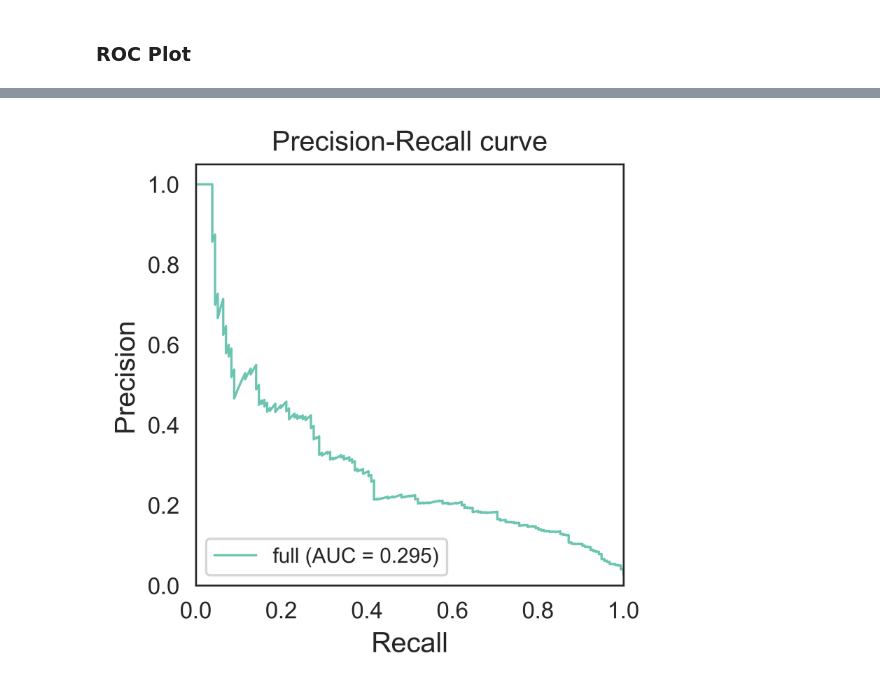
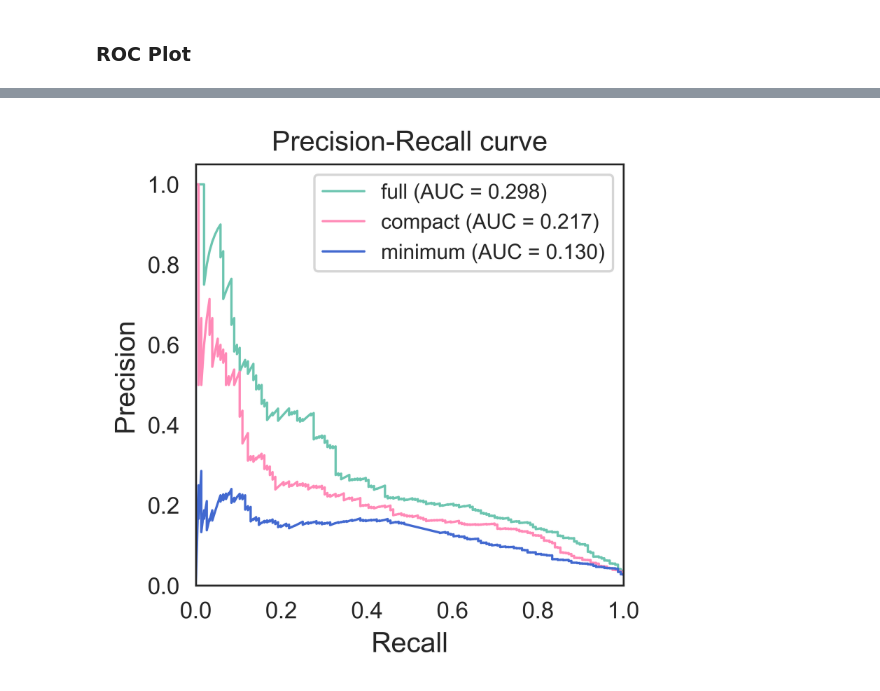
Before and after one commit to mfujimot-1125/DIC-prediction-2025, a Jupyter notebook: python/model_testing.ipynb, the cells around one changed output, grey strips where cells are left out. Saved outputs shown, nothing was run; the diff lists cells and outputs as text; code cells hidden in the pictures.

```diff
--- a/python/model_testing.ipynb
+++ b/python/model_testing.ipynb
@@ -9,5 +10,5 @@ from sklearn.metrics import roc_curve, auc, precision_recall_curve
 # %%
 data_dir = '../data/'
 output_dir = '../output/'
-date = "20250420"
+date = "20251120"
 featureset = 'featureset.csv'
@@ -141,4 +115,4 @@ best_predict_df = full_test.as_data_frame()
 # %%
-best_predict_m1_minimum = best_model_m1_minimum.predict(minimum_test)
-minimum_test['predict_all_model'] = best_predict_m1_minimum['p1']
+best_predict_minimum = best_model_minimum.predict(minimum_test)
+minimum_test['predict_all_model'] = best_predict_minimum['p1']
 best_predict_df_minimum = minimum_test.as_data_frame()
@@ -145,4 +122,4 @@ best_predict_df_minimum = minimum_test.as_data_frame()
 # %%
-best_predict_m1_compact = best_model_m1_compact.predict(compact_test)
-compact_test['predict_all_model'] = best_predict_m1_compact['p1']
+best_predict_compact = best_model_compact.predict(compact_test)
+compact_test['predict_all_model'] = best_predict_compact['p1']
 best_predict_df_compact = compact_test.as_data_frame()
@@ -149,4 +129,16 @@ best_predict_df_compact = compact_test.as_data_frame()
 # %% [markdown]
 ### ROC Plot
+# %%
+score_df = pd.read_csv(os.path.join(data_dir, date, "20251120_test_df.csv"))
+
+# calculate ROC for each score
+fpr_isth, tpr_isth, _ = roc_curve(score_df['y'], score_df['isth_dic_score'])
+auc_isth = auc(fpr_isth, tpr_isth)
+
+fpr_sic, tpr_sic, _ = roc_curve(score_df['y'], score_df['sic_score'])
+auc_sic = auc(fpr_sic, tpr_sic)
+
+fpr_jaam, tpr_jaam, _ = roc_curve(score_df['y'], score_df['jaam_dic_score'])
+auc_jaam = auc(fpr_jaam, tpr_jaam)
 # %%
 # Compute ROC curve and ROC area
@@ -187,34 +252,49 @@ plt.show()
 # %%
 # Compute Precision-Recall curve and area for "full" model
-precision1, recall1, _ = precision_recall_curve(best_predict_df['y'], best_predict_df['predict_all_model'])
+precision1, recall1, _ = precision_recall_curve(best_predict_df_full['y'], best_predict_df_full['predict_all_model'])
 pr_auc1 = auc(recall1, precision1)
+precision2, recall2, _ = precision_recall_curve(best_predict_df_compact['y'], best_predict_df_compact['predict_all_model'])
+pr_auc2 = auc(recall2, precision2)
+precision3, recall3, _ = precision_recall_curve(best_predict_df_minimum['y'], best_predict_df_minimum['predict_all_model'])
+pr_auc3 = auc(recall3, precision3)
+
+prec_isth, rec_isth, _ = precision_recall_curve(score_df['y'], score_df['isth_dic_score'])
+auc_isth_pr = auc(rec_isth, prec_isth)
+
+prec_sic, rec_sic, _ = precision_recall_curve(score_df['y'], score_df['sic_score'])
+auc_sic_pr = auc(rec_sic, prec_sic)
+
+prec_jaam, rec_jaam, _ = precision_recall_curve(score_df['y'], score_df['jaam_dic_score'])
+auc_jaam_pr = auc(rec_jaam, prec_jaam)
 
 # Define figure size and DPI
 width_in_inches = 88 / 25.4
 height_in_inches = 88 / 25.4
 dpi = 600
 
 # Plotting the Precision-Recall curve for the full model
 plt.rcParams['font.family'] = 'Arial'
 
 plt.figure(figsize=(width_in_inches, height_in_inches), dpi=dpi)
 sns.set_style("white")
 
 # Plot the Precision-Recall curve for full model
 plt.plot(recall1, precision1, color=figure_colors[2], lw=1, label=f'full (AUC = {pr_auc1:.3f})')
+plt.plot(recall2, precision2, color=figure_colors[1], lw=1, label=f'compact (AUC = {pr_auc2:.3f})')
+plt.plot(recall3, precision3, color=figure_colors[0], lw=1, label=f'minimum (AUC = {pr_auc3:.3f})')
 
 plt.xlabel('Recall', fontsize=12)
 plt.ylabel('Precision', fontsize=12)
 plt.title('Precision-Recall curve', fontsize=12)
-plt.legend(loc="lower left", fontsize=9)
+plt.legend(loc="upper right", fontsize=9)
 plt.xlim([0.0, 1.0])
 plt.ylim([0.0, 1.05])
 # Adjust layout to avoid cutting off labels
 plt.tight_layout()
 
 # Save the plot
-plt.savefig(os.path.join(output_dir, f'figures/model1/{date}_PR_curve_full.tiff'))
+plt.savefig(os.path.join(output_dir, f'figures/{date}_PR_curve_full.tiff'))
 plt.show()
 # %% [output]
-[figure, old version]
+[figure, new version]
 # %% [markdown]
```
Also changed, not shown: parts of 20 cells of this notebook, 1 other file.
